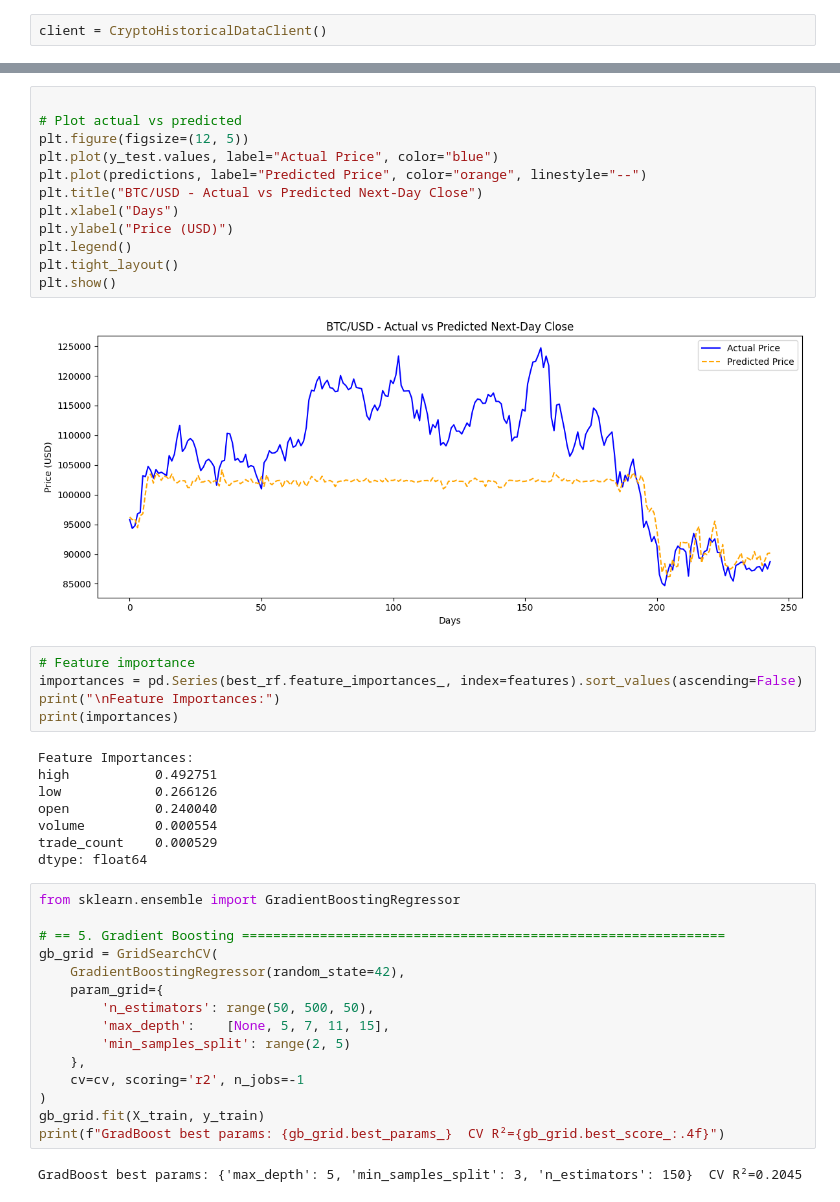
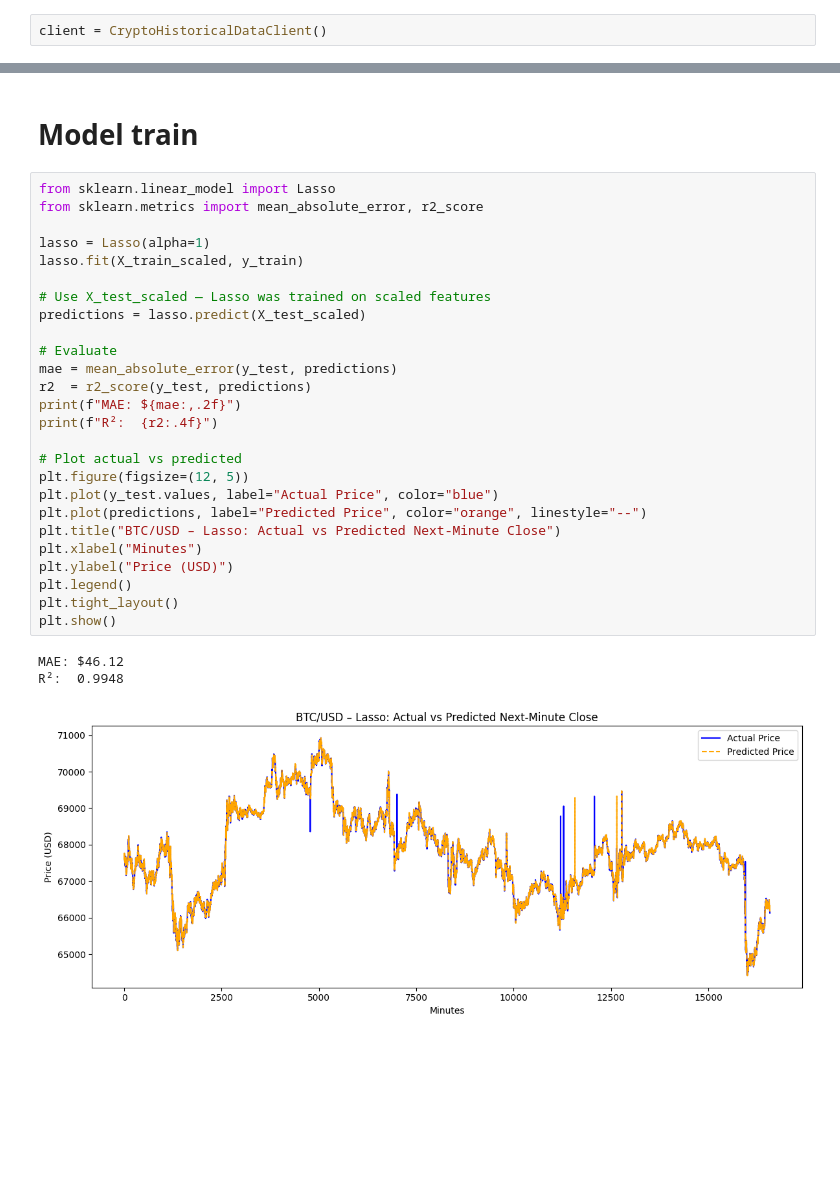
Before and after one commit to DavidAkerlind/stock_predicter, a Jupyter notebook: bitcoin_predict.ipynb, the cells around one changed output, grey strips where cells are left out. Drawn from its saved outputs; the diff is of its cells as text; blank space fills up the shorter version.

Commit message:
did some models

```diff
--- a/bitcoin_predict.ipynb
+++ b/bitcoin_predict.ipynb
@@ -85,44 +92,32 @@ RF best params: {'max_depth': None, 'n_estimators': 250}  CV R²=0.1891
-# %%
-
-# Plot actual vs predicted
-plt.figure(figsize=(12, 5))
-plt.plot(y_test.values, label="Actual Price", color="blue")
-plt.plot(predictions, label="Predicted Price", color="orange", linestyle="--")
-plt.title("BTC/USD - Actual vs Predicted Next-Day Close")
-plt.xlabel("Days")
-plt.ylabel("Price (USD)")
-plt.legend()
-plt.tight_layout()
-plt.show()
-# %% [output]
-[figure, removed]
-# %%
-# Feature importance
-importances = pd.Series(best_rf.feature_importances_, index=features).sort_values(ascending=False)
-print("\nFeature Importances:")
-print(importances)
-# %% [output]
-Feature Importances:
-high           0.492751
-low            0.266126
-open           0.240040
-volume         0.000554
-trade_count    0.000529
-dtype: float64
-# %%
-from sklearn.ensemble import GradientBoostingRegressor
-
-# == 5. Gradient Boosting ==============================================================
-gb_grid = GridSearchCV(
-    GradientBoostingRegressor(random_state=42),
-    param_grid={
-        'n_estimators': range(50, 500, 50),
-        'max_depth':    [None, 5, 7, 11, 15],
-        'min_samples_split': range(2, 5)
-    },
-    cv=cv, scoring='r2', n_jobs=-1
-)
-gb_grid.fit(X_train, y_train)
-print(f"GradBoost best params: {gb_grid.best_params_}  CV R²={gb_grid.best_score_:.4f}")
-# %% [output]
-GradBoost best params: {'max_depth': 5, 'min_samples_split': 3, 'n_estimators': 150}  CV R²=0.2045
+# %% [markdown]
+# Model train
+# %%
+from sklearn.linear_model import Lasso
+from sklearn.metrics import mean_absolute_error, r2_score
+
+lasso = Lasso(alpha=1)
+lasso.fit(X_train_scaled, y_train)
+
+# Use X_test_scaled — Lasso was trained on scaled features
+predictions = lasso.predict(X_test_scaled)
+
+# Evaluate
+mae = mean_absolute_error(y_test, predictions)
+r2  = r2_score(y_test, predictions)
+print(f"MAE: ${mae:,.2f}")
+print(f"R²:  {r2:.4f}")
+
+# Plot actual vs predicted
+plt.figure(figsize=(12, 5))
+plt.plot(y_test.values, label="Actual Price", color="blue")
+plt.plot(predictions, label="Predicted Price", color="orange", linestyle="--")
+plt.title("BTC/USD – Lasso: Actual vs Predicted Next-Minute Close")
+plt.xlabel("Minutes")
+plt.ylabel("Price (USD)")
+plt.legend()
+plt.tight_layout()
+plt.show()
+# %% [output]
+MAE: $46.12
+R²:  0.9948
+[figure, added]
```
Also changed, not shown: parts of 11 cells of this notebook, 4 other files.
